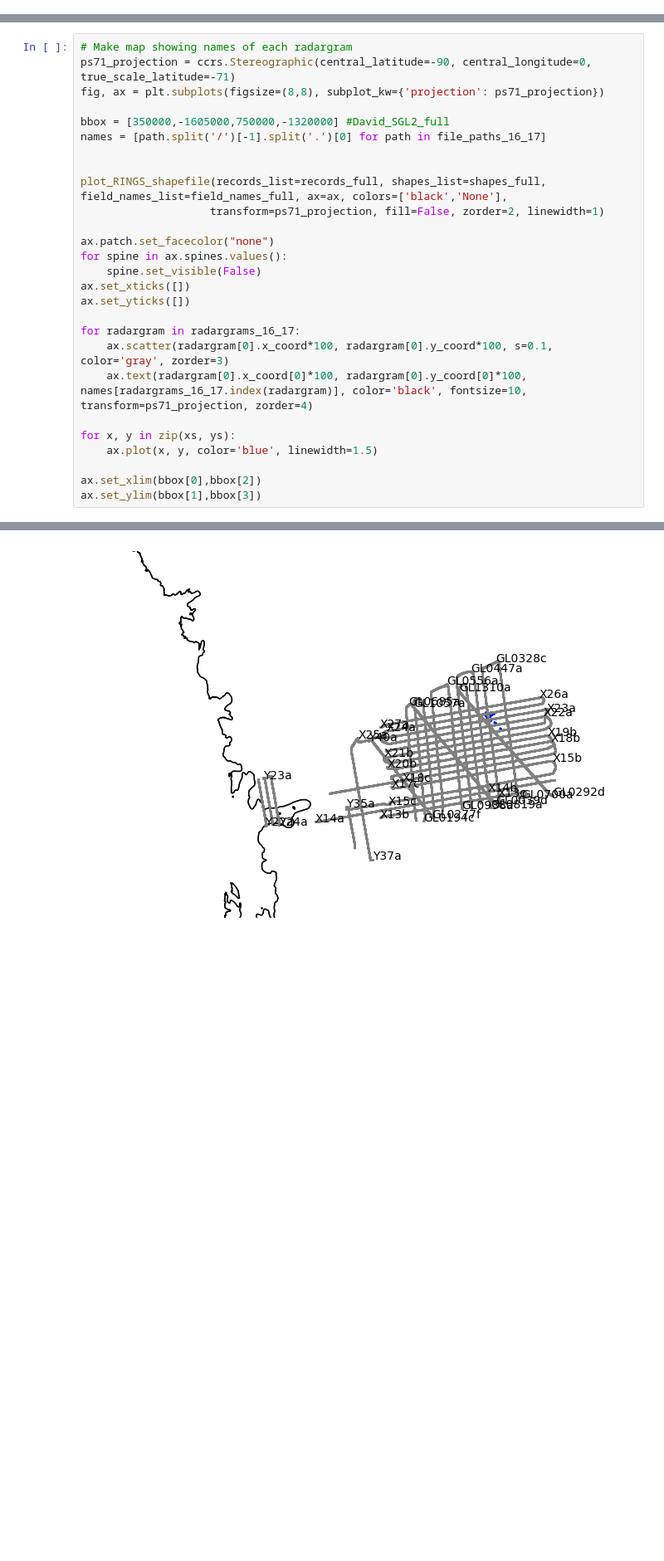
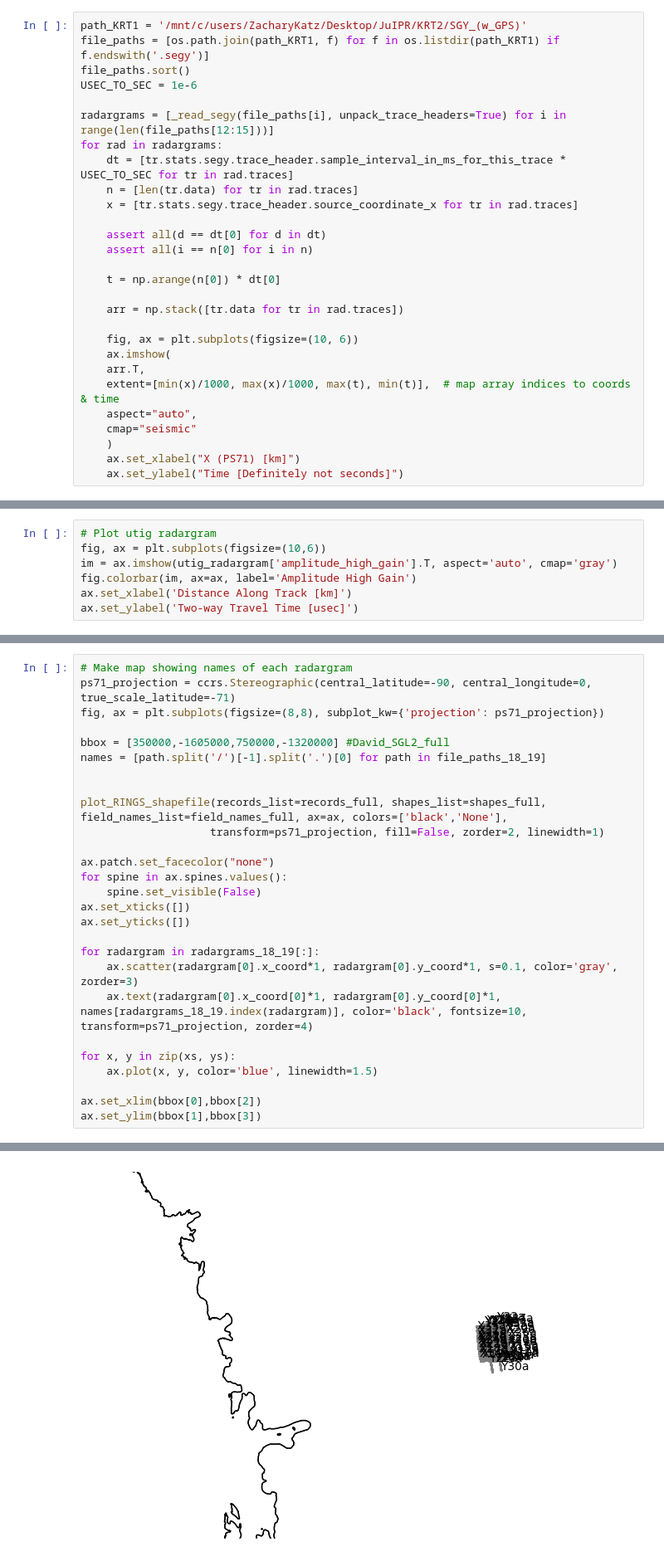
Before and after one commit to zsk4/david_radar, a Jupyter notebook: david_raw.ipynb, the cells around one changed output, grey strips where cells are left out. Shown at 83% size. Drawn from its saved outputs; the diff is of its cells as text; blank space fills up the shorter version.

Commit message:
feat: test of MagResLoInco, NetCDF, and SEGY radar data formats

```diff
--- a/david_raw.ipynb
+++ b/david_raw.ipynb
@@ -35,0 +38,28 @@ radargrams_16_17 = [load.load('segy',file_paths_16_17[i]) for i in range(len(fil
+# %%
+path_KRT1 = '/mnt/c/users/ZacharyKatz/Desktop/JuIPR/KRT2/SGY_(w_GPS)'
+file_paths = [os.path.join(path_KRT1, f) for f in os.listdir(path_KRT1) if f.endswith('.segy')]
+file_paths.sort()
+USEC_TO_SEC = 1e-6
+
+radargrams = [_read_segy(file_paths[i], unpack_trace_headers=True) for i in range(len(file_paths[12:15]))]
+for rad in radargrams:
+    dt = [tr.stats.segy.trace_header.sample_interval_in_ms_for_this_trace * USEC_TO_SEC for tr in rad.traces]
+    n = [len(tr.data) for tr in rad.traces]
+    x = [tr.stats.segy.trace_header.source_coordinate_x for tr in rad.traces]
+
+    assert all(d == dt[0] for d in dt)
+    assert all(i == n[0] for i in n)
+
+    t = np.arange(n[0]) * dt[0]
+
+    arr = np.stack([tr.data for tr in rad.traces])
+
+    fig, ax = plt.subplots(figsize=(10, 6))
+    ax.imshow(
+    arr.T,
+    extent=[min(x)/1000, max(x)/1000, max(t), min(t)],  # map array indices to coords & time
+    aspect="auto",
+    cmap="seismic"
+    )
+    ax.set_xlabel("X (PS71) [km]")
+    ax.set_ylabel("Time [Definitely not seconds]")
@@ -40,0 +129,7 @@ utig_radargram = xr.open_mfdataset(utig_path, combine='by_coords')
+# %%
+# Plot utig radargram
+fig, ax = plt.subplots(figsize=(10,6))
+im = ax.imshow(utig_radargram['amplitude_high_gain'].T, aspect='auto', cmap='gray')
+fig.colorbar(im, ax=ax, label='Amplitude High Gain')
+ax.set_xlabel('Distance Along Track [km]')
+ax.set_ylabel('Two-way Travel Time [usec]')
@@ -198,7 +280,7 @@ ps71_projection = ccrs.Stereographic(central_latitude=-90, central_longitude=0,
 fig, ax = plt.subplots(figsize=(8,8), subplot_kw={'projection': ps71_projection})
 
 bbox = [350000,-1605000,750000,-1320000] #David_SGL2_full
-names = [path.split('/')[-1].split('.')[0] for path in file_paths_16_17]
+names = [path.split('/')[-1].split('.')[0] for path in file_paths_18_19]
 
 
 plot_RINGS_shapefile(records_list=records_full, shapes_list=shapes_full, field_names_list=field_names_full, ax=ax, colors=['black','None'],
@@ -210,9 +292,9 @@ for spine in ax.spines.values():
 ax.set_xticks([])
 ax.set_yticks([])
 
-for radargram in radargrams_16_17:
-    ax.scatter(radargram[0].x_coord*100, radargram[0].y_coord*100, s=0.1, color='gray', zorder=3)
-    ax.text(radargram[0].x_coord[0]*100, radargram[0].y_coord[0]*100, names[radargrams_16_17.index(radargram)], color='black', fontsize=10, transform=ps71_projection, zorder=4)
+for radargram in radargrams_18_19[:]:
+    ax.scatter(radargram[0].x_coord*1, radargram[0].y_coord*1, s=0.1, color='gray', zorder=3)
+    ax.text(radargram[0].x_coord[0]*1, radargram[0].y_coord[0]*1, names[radargrams_18_19.index(radargram)], color='black', fontsize=10, transform=ps71_projection, zorder=4)
 
 for x, y in zip(xs, ys):
     ax.plot(x, y, color='blue', linewidth=1.5)
@@ -224 +323 @@ ax.set_ylim(bbox[1],bbox[3])
-[figure, old version]
+[figure, new version]
```
Also changed, not shown: parts of 19 cells of this notebook, 4 other files.
